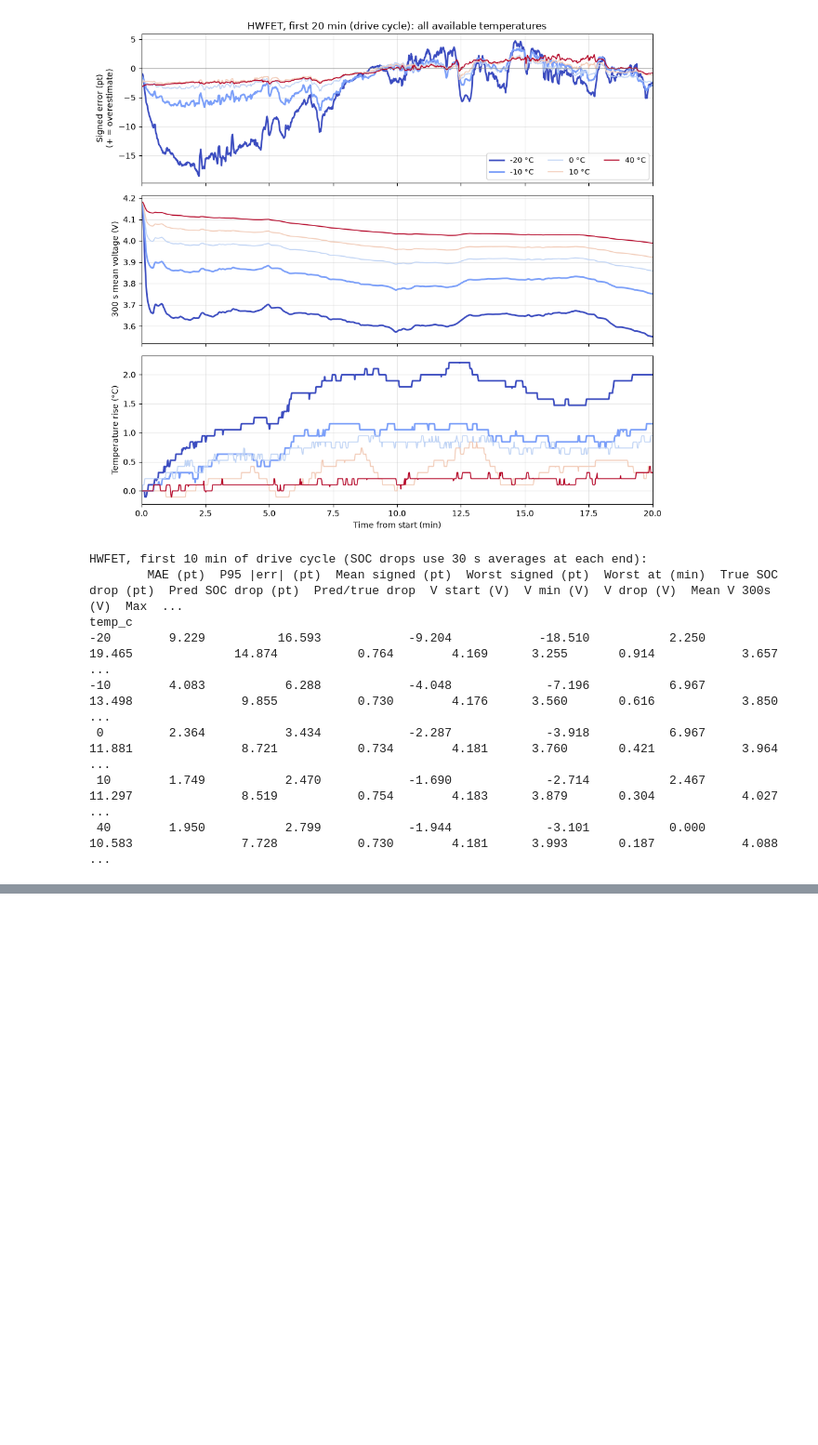
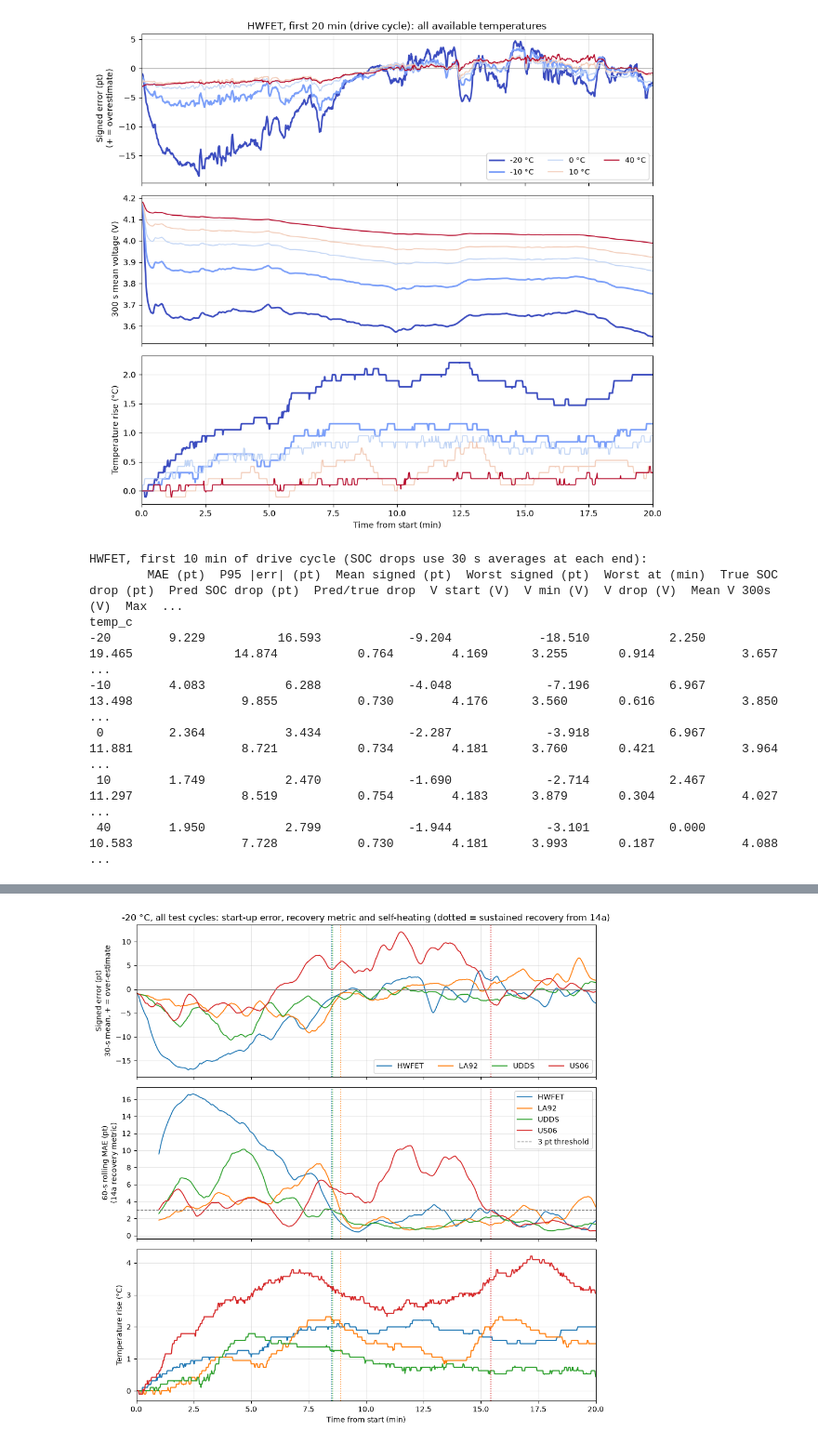
Before and after one commit to arynrosh/battery-life-cycle, a Jupyter notebook: notebooks/neg_temp_analysis.ipynb, the cells around one changed output, grey strips where cells are left out. Shown at 93% size. Saved outputs shown, nothing was run; the diff lists cells and outputs as text; code cells hidden in the pictures; blank space fills up the shorter version.

Commit message:
tester limits, start-up recovery

```diff
--- a/notebooks/neg_temp_analysis.ipynb
+++ b/notebooks/neg_temp_analysis.ipynb
@@ -825,0 +1152,65 @@ temp_c
+# %%
+# four -20 °C runs, first 20 min:
+# (1) signed error (30-s mean, display)
+# (2) 60-s rolling MAE = the recovery metric
+# (3) temperature rise. Dotted lines = recovery times from 14a.
+
+PLOT_MIN = 20
+SMOOTH_S = 30     # s, display only: time-based mean of the signed error
+CYCLE_COLORS = {"HWFET": "tab:blue", "LA92": "tab:orange",
+                "UDDS": "tab:green", "US06": "tab:red"}
+
+m20 = active[active["ambient_c"] == -20]
+
+fig, axes = plt.subplots(3, 1, figsize=(10, 10), sharex=True)
+
+for rid, r in m20.groupby("run_id"):
+    r = r.sort_values("time_s").reset_index(drop=True)
+    cyc = r["cycle"].iloc[0]
+    c = CYCLE_COLORS[cyc]
+
+    # References from the FULL run (same as 14a), before truncating
+    t = r["time_s"] - r["time_s"].iloc[0]
+    dT = r["temp_c"] - r["temp_c"].iloc[0]
+    tidx = pd.to_timedelta(t, unit="s")
+
+    # (1) display smoothing of the signed error
+    err_t = pd.Series(r["err"].to_numpy(), index=tidx)
+    smooth_err = pd.Series(err_t.rolling(f"{SMOOTH_S}s").mean().to_numpy(), index=r.index)
+
+    # (2) the exact 14a recovery metric: time-based 60-s rolling MAE, valid after 60 s
+    abs_t = pd.Series(r["abs_err"].to_numpy(), index=tidx)
+    roll_mae = pd.Series(abs_t.rolling(f"{ROLL_S}s").mean().to_numpy(), index=r.index)
+    roll_mae[t < ROLL_S - step_s] = np.nan
+
+    keep = r["t_min"] <= PLOT_MIN
+    axes[0].plot(r.loc[keep, "t_min"], smooth_err[keep], color=c, lw=1.3, label=cyc)
+    axes[1].plot(r.loc[keep, "t_min"], roll_mae[keep], color=c, lw=1.3, label=cyc)
+    axes[2].plot(r.loc[keep, "t_min"], dT[keep], color=c, lw=1.5, label=cyc)
+
+    rec_min = rec_table.loc[(-20, cyc, rid), "recovery (min)"]
+    if pd.notna(rec_min):
+        for ax in axes:
+            ax.axvline(rec_min, color=c, ls=":", lw=1.2)
+
+axes[0].axhline(0, color="gray", lw=0.8)
+axes[1].axhline(REC_THR, color="gray", ls="--", lw=1, label=f"{REC_THR:g} pt threshold")
+
+axes[0].set_ylabel(f"Signed error (pt)\n{SMOOTH_S}-s mean, + = over-estimate")
+axes[1].set_ylabel(f"{ROLL_S}-s rolling MAE (pt)\n(14a recovery metric)")
+axes[2].set_ylabel("Temperature rise (°C)")
+axes[2].set_xlabel("Time from start (min)")
+axes[0].legend(loc="lower right", ncol=4)
+axes[1].legend(loc="upper right")
+axes[0].set_title("-20 °C, all test cycles: start-up error, recovery metric and self-heating "
+                  "(dotted = sustained recovery from 14a)")
+for ax in axes:
+    ax.grid(alpha=0.3)
+    ax.set_xlim(0, PLOT_MIN)
+
+FIG_DIR.mkdir(parents=True, exist_ok=True)
+fig.tight_layout()
+fig.savefig(FIG_DIR / "recovery_m20C.png", dpi=150, bbox_inches="tight")
+plt.show()
+# %% [output]
+[figure, added]
```
Also changed, not shown: parts of 6 cells of this notebook, 1 other file.
